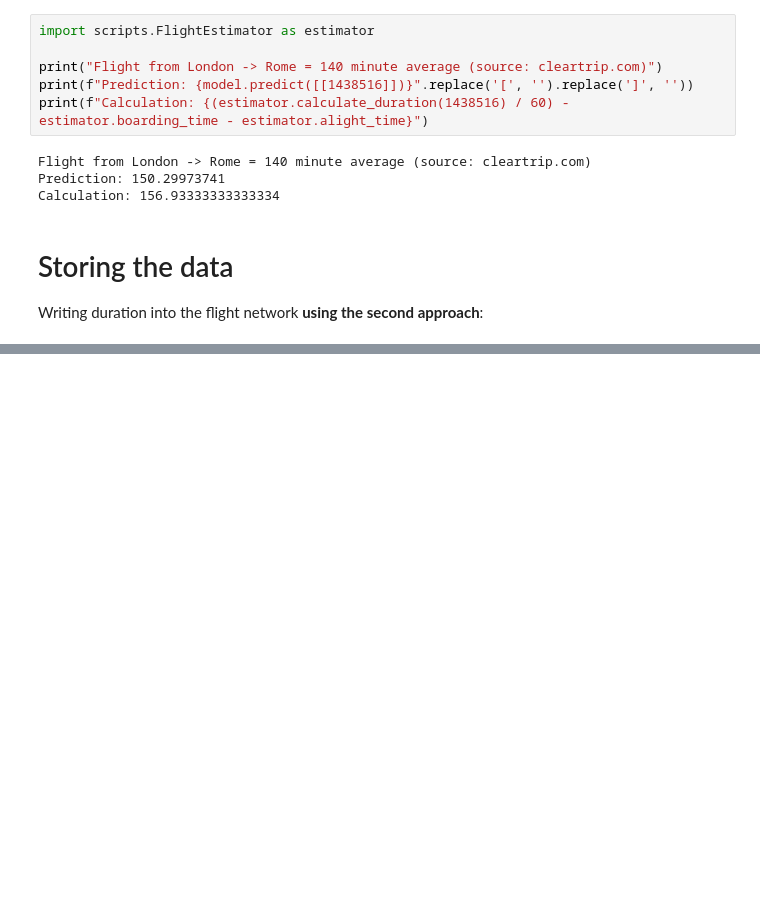
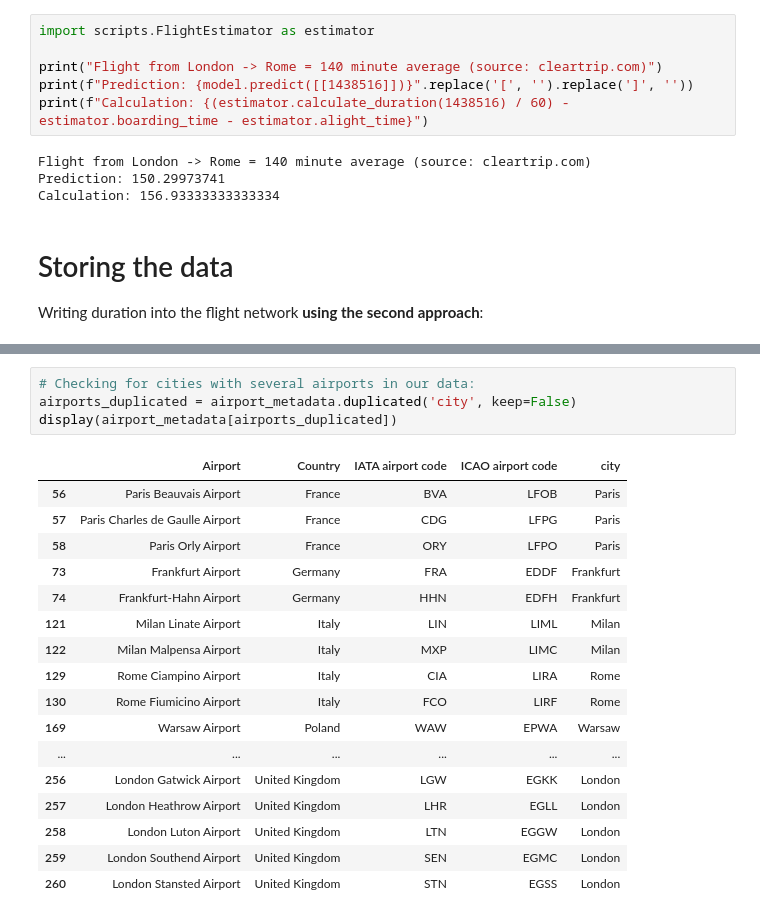
Before and after one commit to custibor99/DOPP_GROUP25, a Jupyter notebook: notebooks/FlightDuration.ipynb, the cells around one changed output, grey strips where cells are left out. Drawn from its saved outputs; the diff is of its cells as text; blank space fills up the shorter version.

```diff
--- a/notebooks/FlightDuration.ipynb
+++ b/notebooks/FlightDuration.ipynb
@@ -190,0 +207,22 @@ nx.write_gml(flight_network, "../data/flight_network.gml")
+# %%
+# Checking for cities with several airports in our data:
+airports_duplicated = airport_metadata.duplicated('city', keep=False)
+display(airport_metadata[airports_duplicated])
+# %% [output]
+|  | Airport | Country | IATA airport code | ICAO airport code | city |
+| 56 | Paris Beauvais Airport | France | BVA | LFOB | Paris |
+| 57 | Paris Charles de Gaulle Airport | France | CDG | LFPG | Paris |
+| 58 | Paris Orly Airport | France | ORY | LFPO | Paris |
+| 73 | Frankfurt Airport | Germany | FRA | EDDF | Frankfurt |
+| 74 | Frankfurt-Hahn Airport | Germany | HHN | EDFH | Frankfurt |
+| 121 | Milan Linate Airport | Italy | LIN | LIML | Milan |
+| 122 | Milan Malpensa Airport | Italy | MXP | LIMC | Milan |
+| 129 | Rome Ciampino Airport | Italy | CIA | LIRA | Rome |
+| 130 | Rome Fiumicino Airport | Italy | FCO | LIRF | Rome |
+| 169 | Warsaw Airport | Poland | WAW | EPWA | Warsaw |
+| ... | ... | ... | ... | ... | ... |
+| 256 | London Gatwick Airport | United Kingdom | LGW | EGKK | London |
+| 257 | London Heathrow Airport | United Kingdom | LHR | EGLL | London |
+| 258 | London Luton Airport | United Kingdom | LTN | EGGW | London |
+| 259 | London Southend Airport | United Kingdom | SEN | EGMC | London |
+| 260 | London Stansted Airport | United Kingdom | STN | EGSS | London |
```
Also changed, not shown: parts of 7 cells of this notebook, 5 other files.
